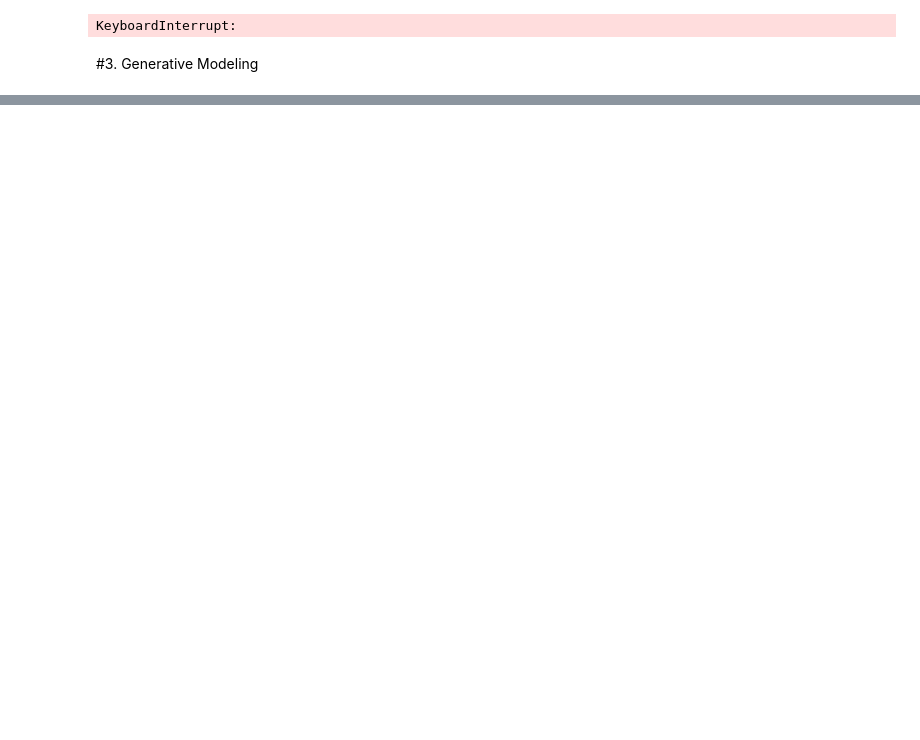
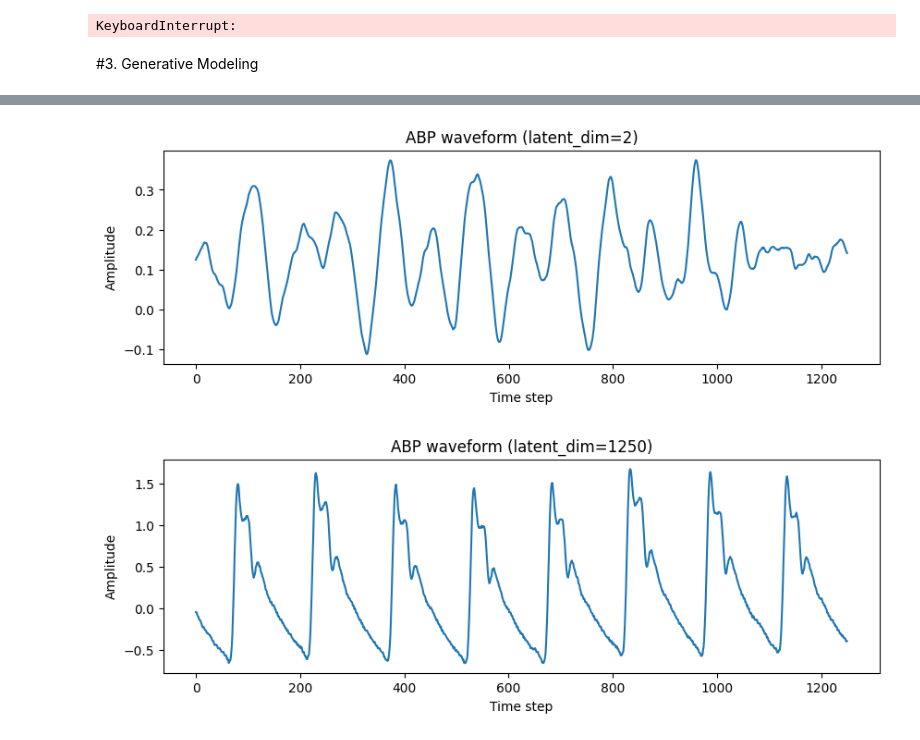
Before and after one commit to yiheng870106/Mathematics-of-Data-Science-Project-4-yiheng, a Jupyter notebook: project4.ipynb, the cells around one changed output, grey strips where cells are left out. Saved outputs shown, nothing was run; the diff lists cells and outputs as text; code cells hidden in the pictures; blank space fills up the shorter version.

```diff
--- a/project4.ipynb
+++ b/project4.ipynb
@@ -1382,0 +1355,22 @@ plt.show()
+# %%
+n = int(len(ABP)*0.9)
+ABP_train = ABP[:n]
+ABP_val = ABP[n:]
+
+print("Train samples: ",len(ABP_train))
+print("Validation samples: ",len(ABP_val))
+
+# normalization
+mean = np.mean(ABP_train)
+std = np.std(ABP_train)
+ABP_train -= mean
+ABP_train /= std
+ABP_val -= mean
+ABP_val /= std
+ABP_test -= mean
+ABP_test /= std
+
+# wrap in PyTorch TensorDatasets and DataLoaders
+ABP_train_loader = DataLoader(TensorDataset(torch.from_numpy(ABP_train.astype(np.float32))), batch_size=64, shuffle=True)
+ABP_val_loader = DataLoader(TensorDataset(torch.from_numpy(ABP_val.astype(np.float32))), batch_size=64, shuffle=False)
+ABP_test_loader = DataLoader(TensorDataset(torch.from_numpy(ABP_test.astype(np.float32))), batch_size=64, shuffle=False)
@@ -1456,0 +1532,16 @@ times = []
+# %%
+# Use the decoder to generate some new ABP signals. Include plots with examples of both data and generated signals
+
+ABP_gen_sorted = dict(sorted(ABP_gen.items(), key=lambda x: x[0]))
+
+for ld, item in ABP_gen_sorted.items():
+    signal = item["generated"].numpy()
+    plt.figure(figsize=(10,3))
+    plt.plot(signal)
+    plt.title(f"ABP waveform (latent_dim={ld})")
+    plt.xlabel("Time step")
+    plt.ylabel("Amplitude")
+    plt.show()
+# %% [output]
+[figure, added]
+[figure, added]
```
Also changed, not shown: parts of 24 cells of this notebook.
